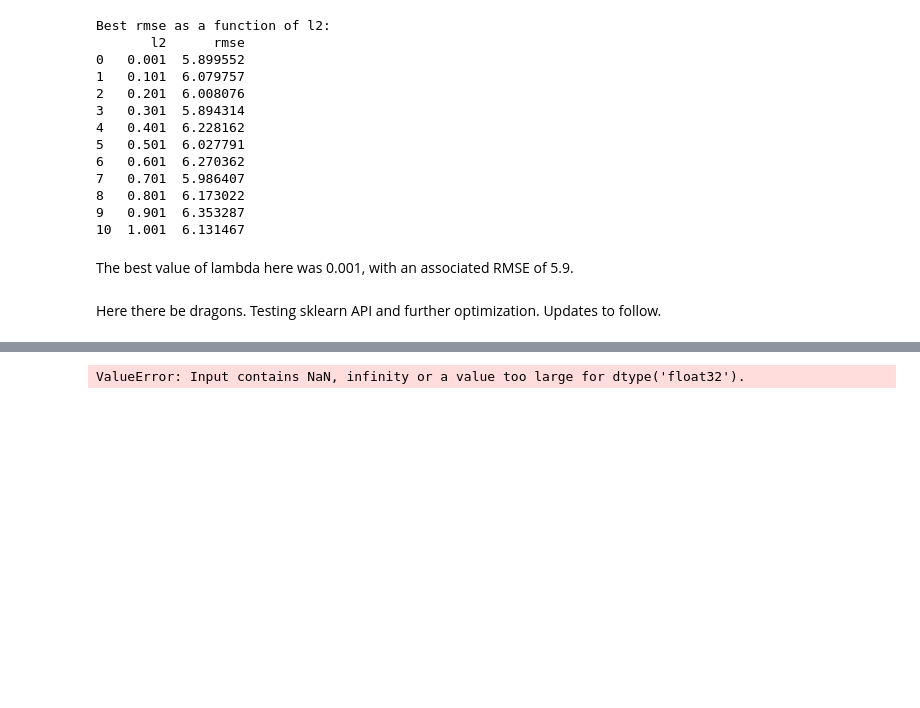
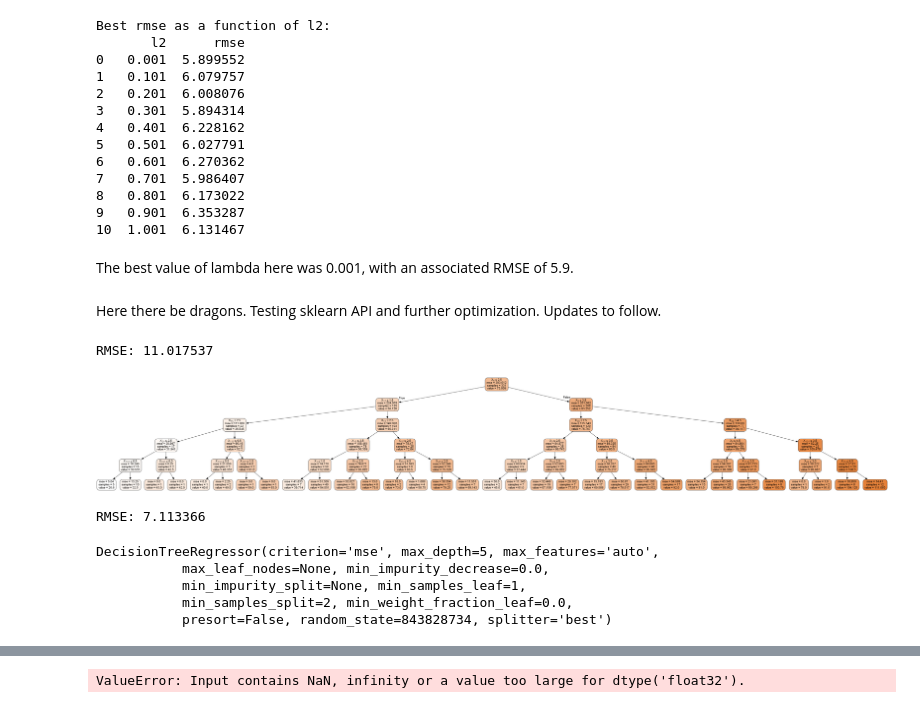
Before and after one commit to tstout80/xgboost-tinkering, a Jupyter notebook: xgboost tinkering python.ipynb, the cells around one changed output, grey strips where cells are left out. Drawn from its saved outputs; the diff is of its cells as text; code cells hidden in the pictures; blank space fills up the shorter version.

Commit message:
Small update showing RF and pipelines w/SKLearn

```diff
--- a/xgboost tinkering python.ipynb
+++ b/xgboost tinkering python.ipynb
@@ -38,9 +39,9 @@ mydmatrix = xgb.DMatrix(data=X, label=y)
 # %% [markdown]
 First, we'll make 10 trees using 80% of our rows, and then see how well that tree predicts our outcome on the remaining 20%.
 # %%
-X_train, X_test, y_train, y_test = train_test_split(X, y, test_size=.20, random_state=123)
-
-xg_reg = xgb.XGBRegressor(seed=123, objective = "reg:linear", n_estimators=10)
+# xgboost model with linear learner
+xg_reg = xgb.XGBRegressor(seed=123, objective = "reg:linear", n_estimators=30)
+xg_tre = xgb.XGBModel(seed =123)
 
 xg_reg.fit(X_train, y_train)
 preds=xg_reg.predict(X_test)
@@ -113,0 +118,26 @@ from sklearn.tree import DecisionTreeRegressor
+# %%
+steps = [("Imputer", Imputer(missing_values='NaN', strategy='most_frequent', axis=0)),
+        ("Model", DecisionTreeRegressor(max_depth = 5,))]
+my_tree = Pipeline(steps)
+my_tree.fit(X_train, y_train)
+dt_pred = my_tree.predict(X_test)
+# %%
+dt = my_tree.steps[1][1] #my_tree.named_steps["Model"] would work also
+#dt.feature_importances_
+rmse = np.sqrt(mean_squared_error(y_test, dt_pred))
+print("RMSE: %f" % (rmse))
+# %% [output]
+RMSE: 11.017537
+# %%
+from sklearn.externals.six import StringIO
+from IPython.display import Image
+from sklearn.tree import export_graphviz
+import pydotplus
+dot_data = StringIO()
+export_graphviz(dt, out_file=dot_data,
+                filled=True, rounded=True,
+                special_characters=True)
+graph = pydotplus.graph_from_dot_data(dot_data.getvalue())
+Image(graph.create_png())
+# %% [output]
+[figure, added]
@@ -113,0 +153,14 @@ from sklearn.tree import DecisionTreeRegressor
+# %%
+rmse = np.sqrt(mean_squared_error(y_test, rf_pred))
+print("RMSE: %f" % (rmse))
+# %% [output]
+RMSE: 7.113366
+# %%
+rf[0]
+rf.
+# %% [output]
+DecisionTreeRegressor(criterion='mse', max_depth=5, max_features='auto',
+           max_leaf_nodes=None, min_impurity_decrease=0.0,
+           min_impurity_split=None, min_samples_leaf=1,
+           min_samples_split=2, min_weight_fraction_leaf=0.0,
+           presort=False, random_state=843828734, splitter='best')
```
Also changed, not shown: parts of 8 cells of this notebook, 1 other file.
